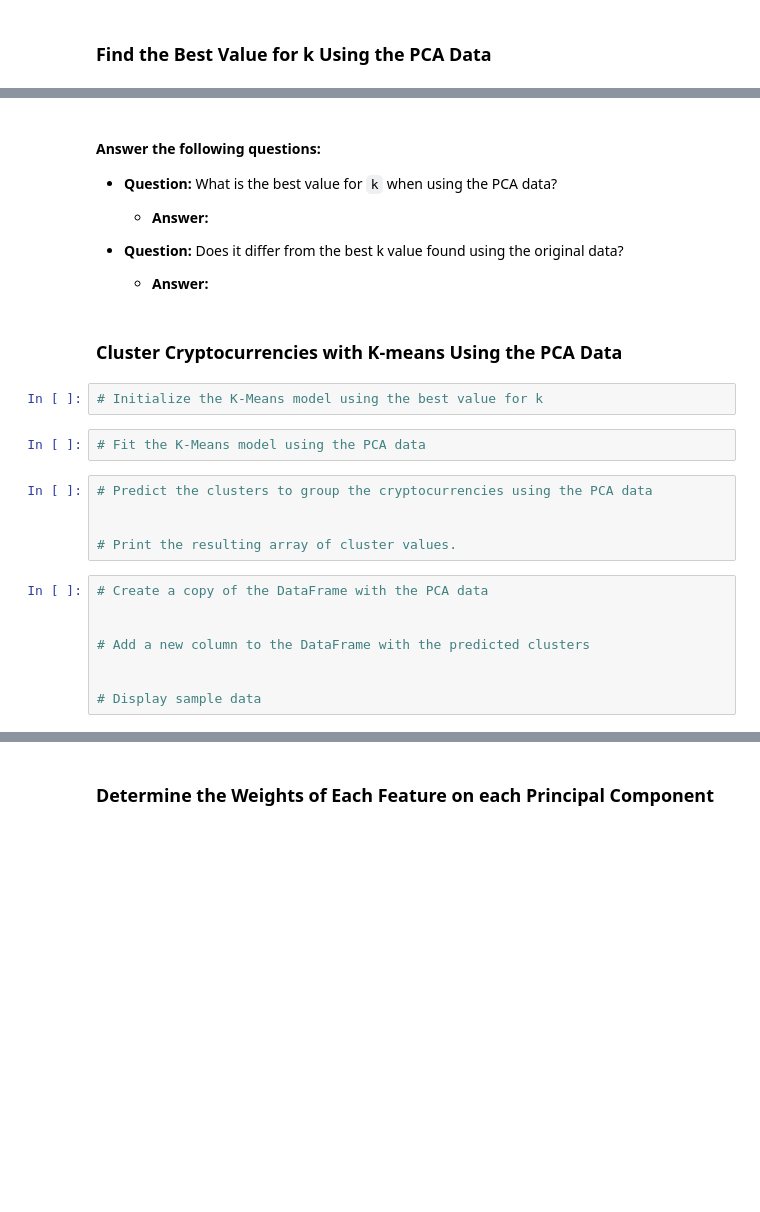
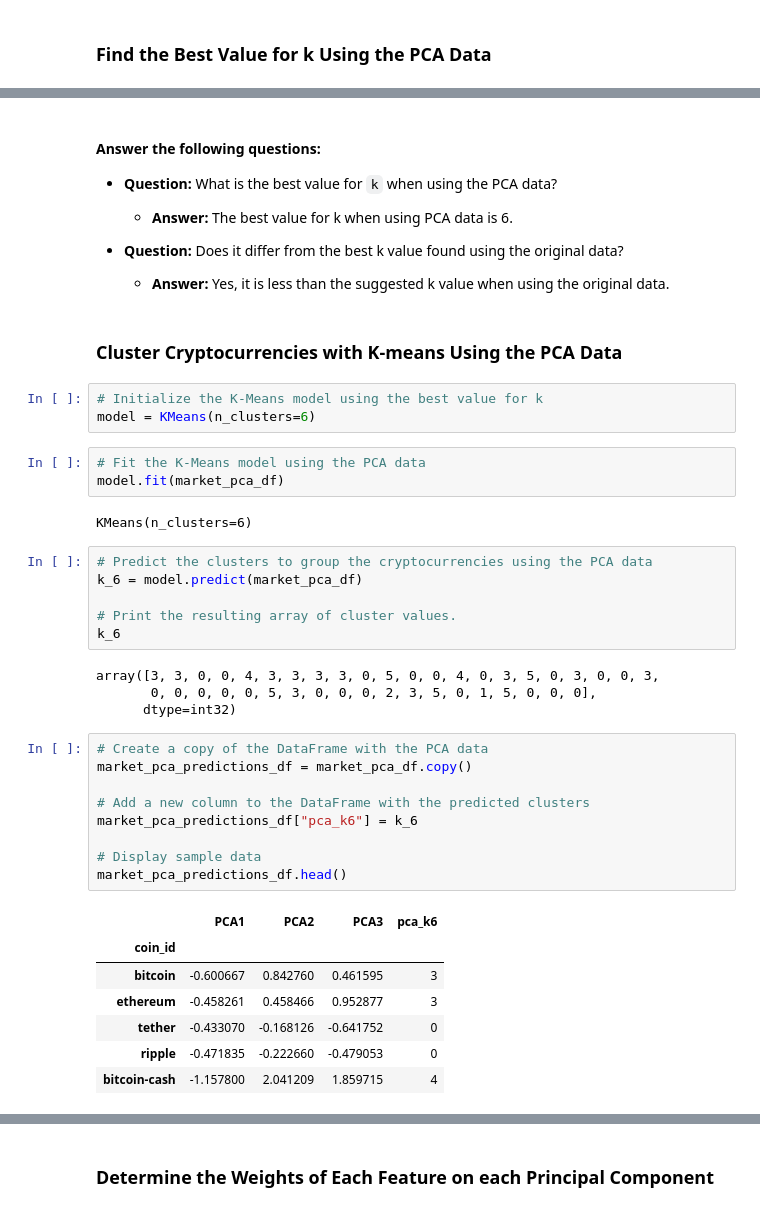
Before and after one commit to ncmoliver/CryptoClustering, a Jupyter notebook: Crypto_Clustering.ipynb, the cells around one changed output, grey strips where cells are left out. Drawn from its saved outputs; the diff is of its cells as text; blank space fills up the shorter version.

```diff
--- a/Crypto_Clustering.ipynb
+++ b/Crypto_Clustering.ipynb
@@ -256,30 +310,48 @@ market_pca_df.head()
 #### Answer the following questions:
 * **Question:** What is the best value for `k` when using the PCA data?
 
-  * **Answer:**
+  * **Answer:** The best value for k when using PCA data is 6.
 
 
 * **Question:** Does it differ from the best k value found using the original data?
 
-  * **Answer:**
+  * **Answer:** Yes, it is less than the suggested k value when using the original data.
 # %% [markdown]
 ### Cluster Cryptocurrencies with K-means Using the PCA Data
 # %%
 # Initialize the K-Means model using the best value for k
+model = KMeans(n_clusters=6)
 # %%
 # Fit the K-Means model using the PCA data
+model.fit(market_pca_df)
+# %% [output]
+KMeans(n_clusters=6)
 # %%
 # Predict the clusters to group the cryptocurrencies using the PCA data
-
+k_6 = model.predict(market_pca_df)
 
 # Print the resulting array of cluster values.
+k_6
+# %% [output]
+array([3, 3, 0, 0, 4, 3, 3, 3, 3, 0, 5, 0, 0, 4, 0, 3, 5, 0, 3, 0, 0, 3,
+       0, 0, 0, 0, 0, 5, 3, 0, 0, 0, 2, 3, 5, 0, 1, 5, 0, 0, 0],
+      dtype=int32)
 # %%
 # Create a copy of the DataFrame with the PCA data
-
+market_pca_predictions_df = market_pca_df.copy()
 
 # Add a new column to the DataFrame with the predicted clusters
-
+market_pca_predictions_df["pca_k6"] = k_6
 
 # Display sample data
+market_pca_predictions_df.head()
+# %% [output]
+|  | PCA1 | PCA2 | PCA3 | pca_k6 |
+| coin_id |  |  |  |  |
+| bitcoin | -0.600667 | 0.842760 | 0.461595 | 3 |
+| ethereum | -0.458261 | 0.458466 | 0.952877 | 3 |
+| tether | -0.433070 | -0.168126 | -0.641752 | 0 |
+| ripple | -0.471835 | -0.222660 | -0.479053 | 0 |
+| bitcoin-cash | -1.157800 | 2.041209 | 1.859715 | 4 |
 # %%
 # Create a scatter plot using hvPlot by setting `x="PCA1"` and `y="PCA2"`.
```
Also changed, not shown: parts of 10 cells of this notebook.
